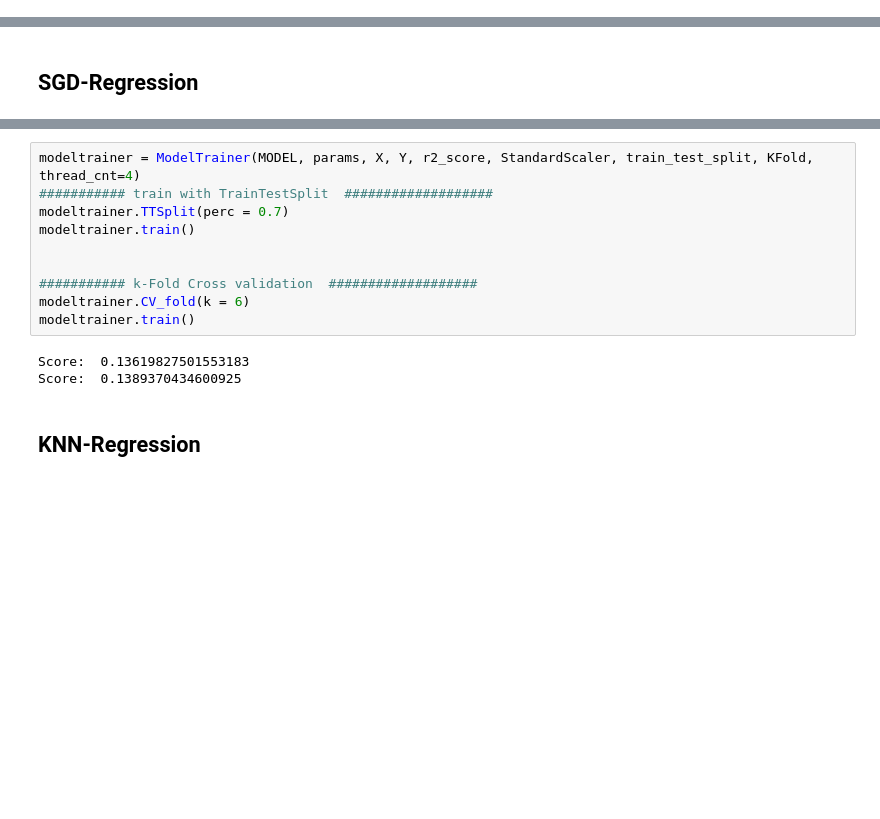
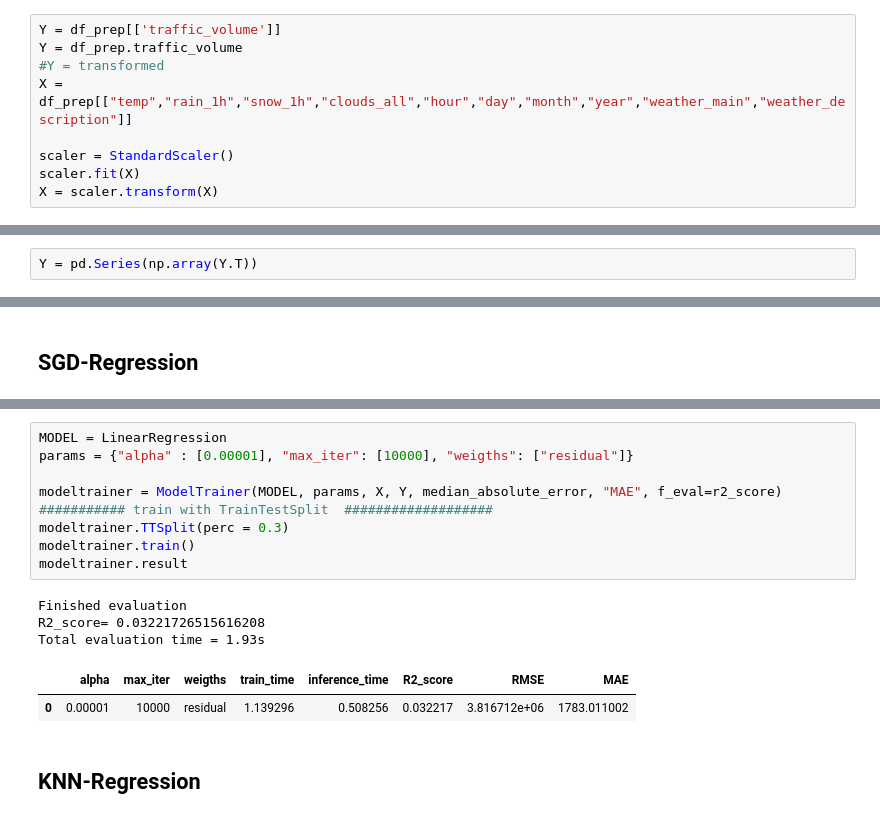
Before and after one commit to hitimr/ML_2020, a Jupyter notebook: Ex2/Metro/metro_exploration.ipynb, the cells around one changed output, grey strips where cells are left out. Drawn from its saved outputs; the diff is of its cells as text; blank space fills up the shorter version.

```diff
--- a/Ex2/Metro/metro_exploration.ipynb
+++ b/Ex2/Metro/metro_exploration.ipynb
@@ -307,2 +322,11 @@ plot = sns.distplot(df_prep["traffic_volume"], color="red")
 # %% [markdown]
 # Train and Test
+# %%
+Y = df_prep[['traffic_volume']]
+Y = df_prep.traffic_volume
+#Y = transformed
+X = df_prep[["temp","rain_1h","snow_1h","clouds_all","hour","day","month","year","weather_main","weather_description"]]
+
+scaler = StandardScaler()
+scaler.fit(X)
+X = scaler.transform(X)
@@ -308,0 +352,2 @@ plot = sns.distplot(df_prep["traffic_volume"], color="red")
+# %%
+Y = pd.Series(np.array(Y.T))
@@ -321,16 +375,18 @@ params = {"alpha" : [0.0001]}
 # %%
-modeltrainer = ModelTrainer(MODEL, params, X, Y, r2_score, StandardScaler, train_test_split, KFold, thread_cnt=4)
+MODEL = LinearRegression
+params = {"alpha" : [0.00001], "max_iter": [10000], "weigths": ["residual"]}
+
+modeltrainer = ModelTrainer(MODEL, params, X, Y, median_absolute_error, "MAE", f_eval=r2_score)
 ########### train with TrainTestSplit  ###################
-modeltrainer.TTSplit(perc = 0.7)
+modeltrainer.TTSplit(perc = 0.3)
 modeltrainer.train()
-
-
-########### k-Fold Cross validation  ###################
-modeltrainer.CV_fold(k = 6)
-modeltrainer.train()
+modeltrainer.result
 # %% [output]
-Score:  0.13619827501553183
-Score:  0.1389370434600925
+Finished evaluation
+R2_score= 0.03221726515616208
+Total evaluation time = 1.93s
+|  | alpha | max_iter | weigths | train_time | inference_time | R2_score | RMSE | MAE |
+| 0 | 0.00001 | 10000 | residual | 1.139296 | 0.508256 | 0.032217 | 3.816712e+06 | 1783.011002 |
 # %% [markdown]
 ## KNN-Regression
 # %%
```
Also changed, not shown: parts of 14 cells of this notebook, 6 other files.
